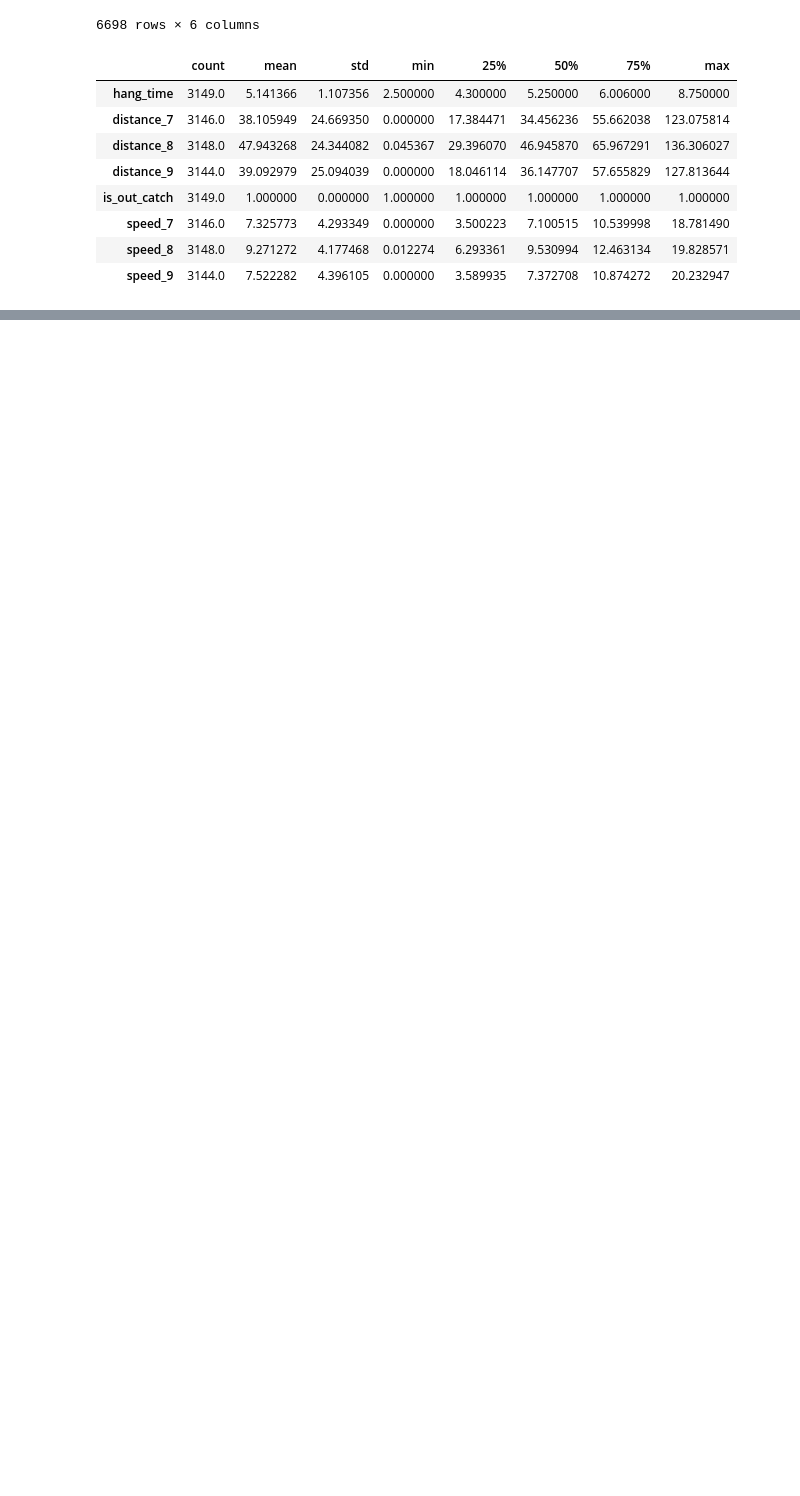
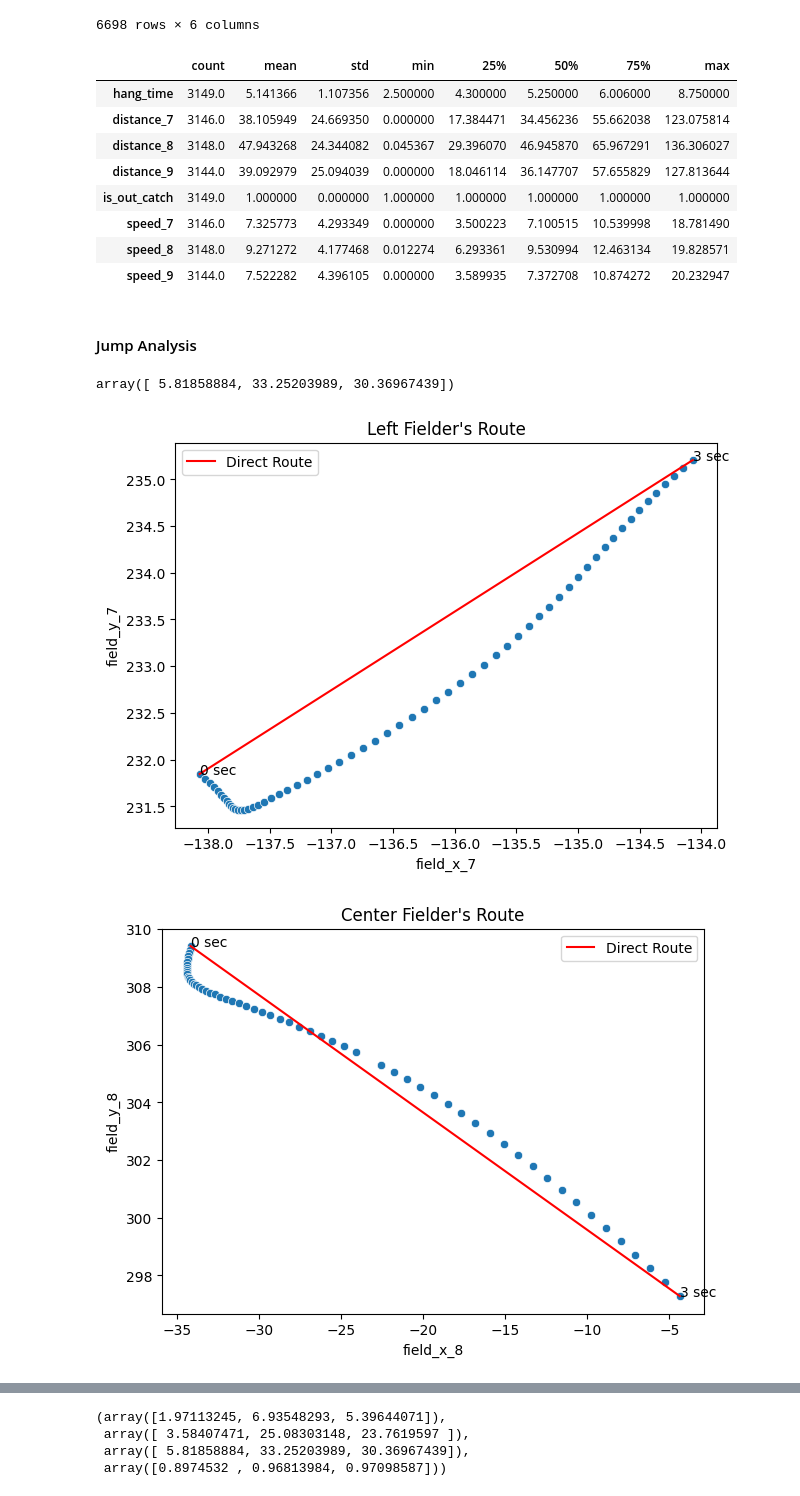
Before and after one commit to d2osborn/SMTChallenge2025, a Jupyter notebook: Team15-eda.ipynb, the cells around one changed output, grey strips where cells are left out. Saved outputs shown, nothing was run; the diff lists cells and outputs as text; code cells hidden in the pictures; blank space fills up the shorter version.

```diff
--- a/Team15-eda.ipynb
+++ b/Team15-eda.ipynb
@@ -976,3 +1229,9 @@ temp.describe().T
 | speed_7 | 3146.0 | 7.325773 | 4.293349 | 0.000000 | 3.500223 | 7.100515 | 10.539998 | 18.781490 |
 | speed_8 | 3148.0 | 9.271272 | 4.177468 | 0.012274 | 6.293361 | 9.530994 | 12.463134 | 19.828571 |
 | speed_9 | 3144.0 | 7.522282 | 4.396105 | 0.000000 | 3.589935 | 7.372708 | 10.874272 | 20.232947 |
+# %% [markdown]
+#### Jump Analysis
+# %%
+jump_calculation(event_pos_ball, 'y1_d001_CGA_QEA_2', 0, 3)
+# %% [output]
+array([ 5.81858884, 33.25203989, 30.36967439])
@@ -978,0 +1240,9 @@ temp.describe().T
+# %%
+jump_reaction = jump_calculation(event_pos_ball, 'y1_d001_CGA_QEA_2', 0, 1.5)
+jump_burst = jump_calculation(event_pos_ball, 'y1_d001_CGA_QEA_2', 1.6, 3.0)
+jump_feet_covered = jump_calculation(event_pos_ball, 'y1_d001_CGA_QEA_2', 0, 3)
+route_effiency =  jump_route_efficiency(event_pos_ball, 'y1_d001_CGA_QEA_2')
+jump_reaction, jump_burst, jump_feet_covered, route_effiency
+# %% [output]
+[figure, added]
+[figure, added]
@@ -978,0 +1250,4 @@ temp.describe().T
+(array([1.97113245, 6.93548293, 5.39644071]),
+ array([ 3.58407471, 25.08303148, 23.7619597 ]),
+ array([ 5.81858884, 33.25203989, 30.36967439]),
+ array([0.8974532 , 0.96813984, 0.97098587]))
```
Also changed, not shown: parts of 24 cells of this notebook.
